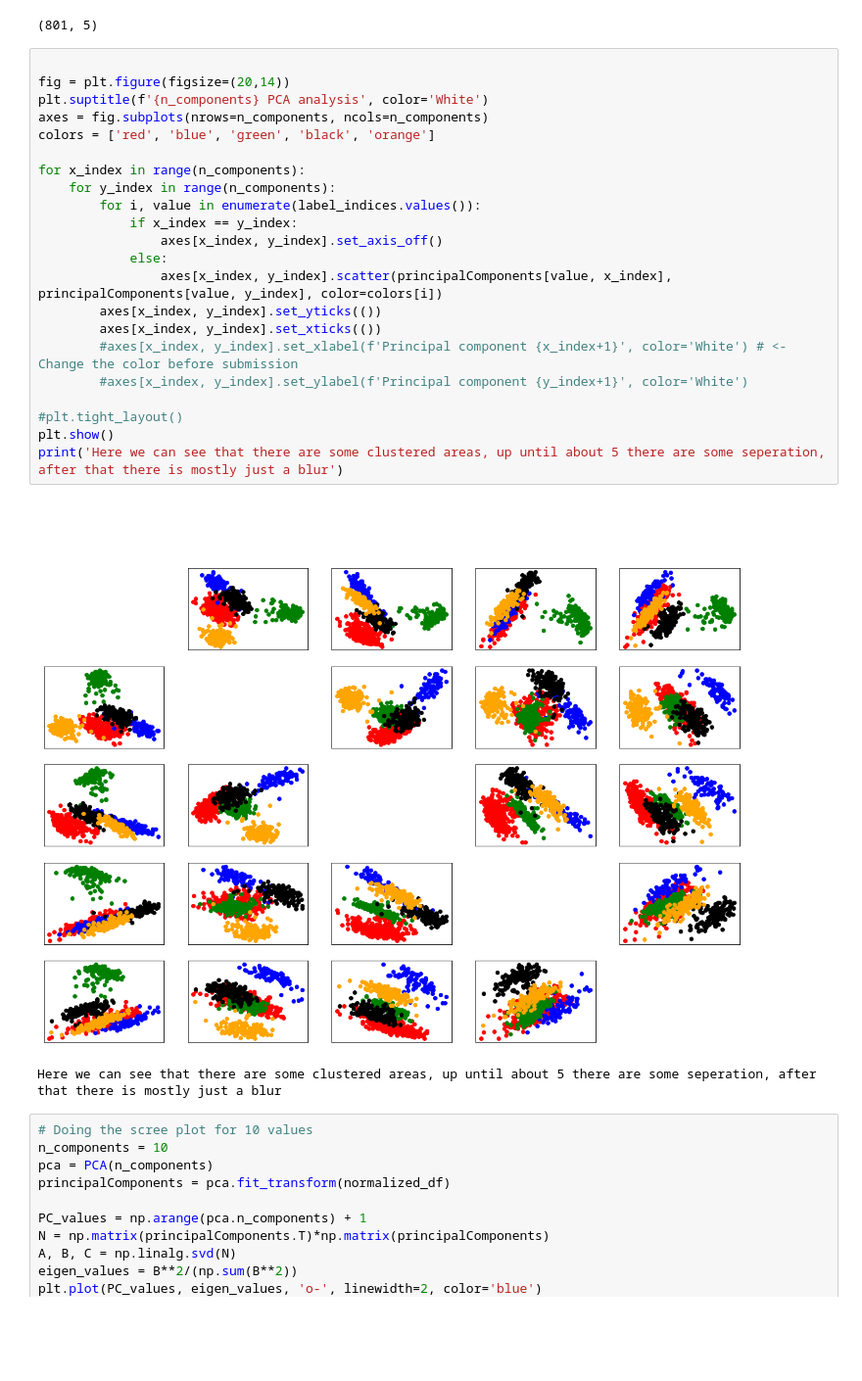
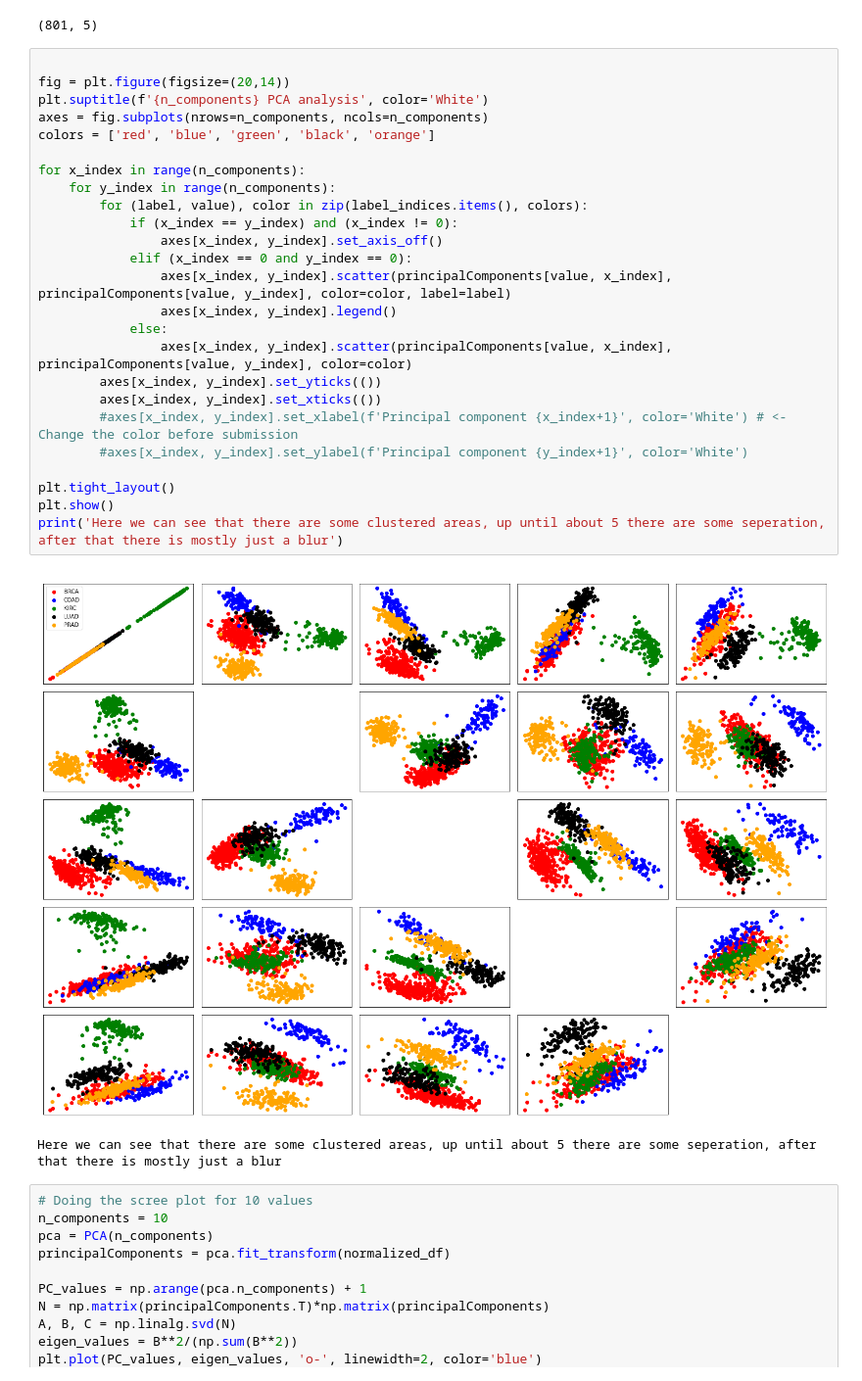
Before and after one commit to antonsandberg/Big-Data, a Jupyter notebook: Project2.ipynb, the cells around one changed output. Shown: that part at 98% size. Saved outputs shown, nothing was run; the diff lists cells and outputs as text; blank space fills up the shorter version.

```diff
--- a/Project2.ipynb
+++ b/Project2.ipynb
@@ -162,27 +165,30 @@ print(principalComponents.shape)
 # %%
 
 fig = plt.figure(figsize=(20,14))
 plt.suptitle(f'{n_components} PCA analysis', color='White')
 axes = fig.subplots(nrows=n_components, ncols=n_components)
 colors = ['red', 'blue', 'green', 'black', 'orange']
 
 for x_index in range(n_components):
     for y_index in range(n_components):
-        for i, value in enumerate(label_indices.values()):
-            if x_index == y_index:
+        for (label, value), color in zip(label_indices.items(), colors):
+            if (x_index == y_index) and (x_index != 0):
                 axes[x_index, y_index].set_axis_off()
+            elif (x_index == 0 and y_index == 0):
+                axes[x_index, y_index].scatter(principalComponents[value, x_index], principalComponents[value, y_index], color=color, label=label)
+                axes[x_index, y_index].legend()
             else:
-                axes[x_index, y_index].scatter(principalComponents[value, x_index], principalComponents[value, y_index], color=colors[i])
+                axes[x_index, y_index].scatter(principalComponents[value, x_index], principalComponents[value, y_index], color=color)
         axes[x_index, y_index].set_yticks(())
         axes[x_index, y_index].set_xticks(())
         #axes[x_index, y_index].set_xlabel(f'Principal component {x_index+1}', color='White') # <- Change the color before submission
         #axes[x_index, y_index].set_ylabel(f'Principal component {y_index+1}', color='White')
 
-#plt.tight_layout()
+plt.tight_layout()
 plt.show()
 print('Here we can see that there are some clustered areas, up until about 5 there are some seperation, after that there is mostly just a blur')
 # %% [output]
-[figure, old version]
+[figure, new version]
 Here we can see that there are some clustered areas, up until about 5 there are some seperation, after that there is mostly just a blur
 # %%
 # Doing the scree plot for 10 values
```
Also changed, not shown: parts of 10 cells of this notebook.
